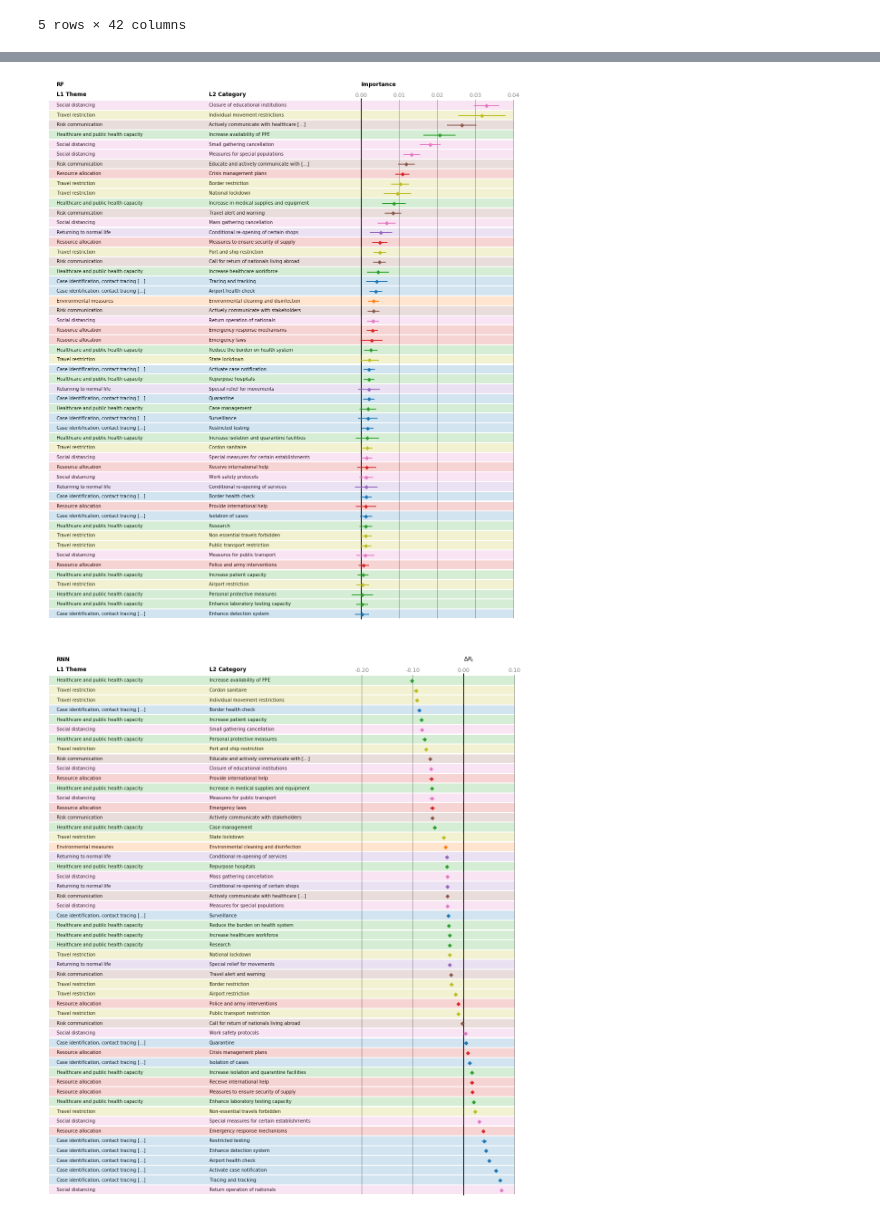
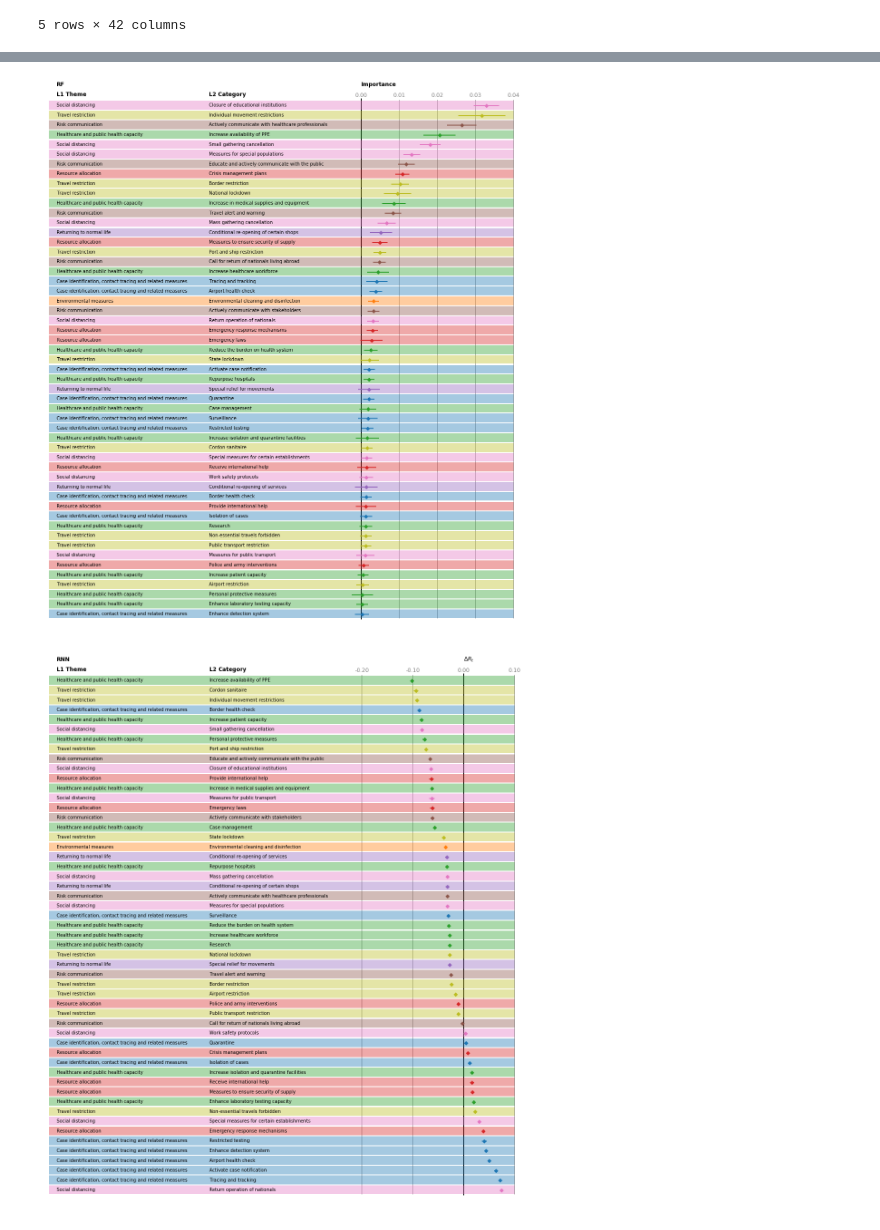
Before and after one commit to lukasgeyrhofer/corona, a Jupyter notebook: Plot Final MeasureLists.ipynb, the cells around one changed output, grey strips where cells are left out. Cells and saved outputs as stored; diff of their text form; code cells hidden in the pictures.

Commit message:
update plots

```diff
--- a/Plot Final MeasureLists.ipynb
+++ b/Plot Final MeasureLists.ipynb
@@ -83,13 +83,13 @@ def PlotMeasureListSorted(measure_effects = None, plot_keys = [], filename = 'me
     maxplot      = np.max(blacklines + graylines)
 
     # function to plot one row in DF
-    def PlotRow(ax, ypos = 1, values = None, color = '#ffffff', boxalpha = .2, textbreak = 40):
+    def PlotRow(ax, ypos = 1, values = None, color = '#ffffff', boxalpha = .4, textbreak = 40):
         ax.plot(values[plot_keys[0]],[ypos], c = color, marker = 'D')
         ax.plot([values[plot_keys[1]],values[plot_keys[2]]],[ypos,ypos], c = color, lw = 2)
-        background = plt.Rectangle([1e-2 * (minplot - border - 2 * labelsize), ypos - .4], 1e-2*(2*labelsize + maxplot + border - minplot), .9, fill = True, fc = color, alpha = boxalpha, zorder = 10)
+        background = plt.Rectangle([1e-2 * (minplot - border - 2 * labelsize), ypos - .4], 1e-2*(2*labelsize + maxplot + border - minplot), .9, fill = True, fc = color, alpha = boxalpha, zorder = 1)
         ax.add_patch(background)
-        ax.annotate(textwrap.shorten(values['L1 theme'],    width = textbreak), [1e-2*(minplot - 2 * labelsize), ypos - .1])
-        ax.annotate(textwrap.shorten(values['L2 category'], width = textbreak), [1e-2*(minplot - 1 * labelsize), ypos - .1])
+        ax.annotate(textwrap.shorten(values['L1 theme'],    width = textbreak), [1e-2*(minplot - 2 * labelsize), ypos - .1], zorder = 5)
+        ax.annotate(textwrap.shorten(values['L2 category'], width = textbreak), [1e-2*(minplot - 1 * labelsize), ypos - .1], zorder = 5)
 
     me_local = measure_effects[(measure_effects[plot_keys[0]]!=0) | (measure_effects[plot_keys[1]]!=0) | (measure_effects[plot_keys[2]]!=0)]
     me_local.sort_values(by = plot_keys, ascending = sort_ascending, inplace = True)
@@ -124,12 +124,12 @@ def PlotMeasureListSorted(measure_effects = None, plot_keys = [], filename = 'me
 drop_zeros = True
 measure_effects = {}
 sort_order = {'RF':False,'CC':True,'RNN':True,'LASSO':True,'SCORE':False}
-textbreak = 45
+textbreak = 60
 plot_keys = {}
 for method in sort_order.keys():
     plot_keys[method] = ['{}_DeltaR'.format(method),'{}_low'.format(method),'{}_high'.format(method)]
 
-PlotMeasureListSorted(measure_effects = mainresults, plot_keys = plot_keys['SCORE'], sort_ascending = sort_order['SCORE'], entryheight=.3, title = 'SCORE', filename = 'measurelist_final_SCORES.pdf', textbreak = textbreak, graylines = [20,40,60,80], blacklines = [0,100], labelsize = 100, border = 5, observable = 'Normalized Score')
+PlotMeasureListSorted(measure_effects = mainresults, plot_keys = plot_keys['SCORE'], sort_ascending = sort_order['SCORE'], entryheight=.3, title = '', filename = 'measurelist_final_SCORES.pdf', textbreak = textbreak, graylines = [20,40,60,80], blacklines = [0,100], labelsize = 100, border = 5, observable = 'Normalized Score')
 PlotMeasureListSorted(measure_effects = mainresults, plot_keys = plot_keys['RF'],    sort_ascending = sort_order['RF'],    entryheight=.3, title = 'RF',    filename = 'measurelist_final_RF.pdf',     textbreak = textbreak, graylines = [1,2,3,4],    labelsize = 4,  border = .2, observable = 'Importance')
 PlotMeasureListSorted(measure_effects = mainresults, plot_keys = plot_keys['RNN'],   sort_ascending = sort_order['RNN'],   entryheight=.3, title = 'RNN',   filename = 'measurelist_final_RNN.pdf',    textbreak = textbreak, graylines = [-10,-20,10], labelsize = 30, border = 1.5)
 PlotMeasureListSorted(measure_effects = mainresults, plot_keys = plot_keys['CC'],    sort_ascending = sort_order['CC'],    entryheight=.3, title = 'CC',    filename = 'measurelist_final_CC.pdf',     textbreak = textbreak, graylines = [-40,-20,20], labelsize = 60, border = 3)
@@ -145,2 +145,2 @@ See the caveats in the documentation: http://pandas.pydata.org/pandas-docs/stabl
-[figure, old version]
+[figure, new version]
-[figure, old version]
+[figure, new version]
```
Also changed, not shown: parts of 3 cells of this notebook.
